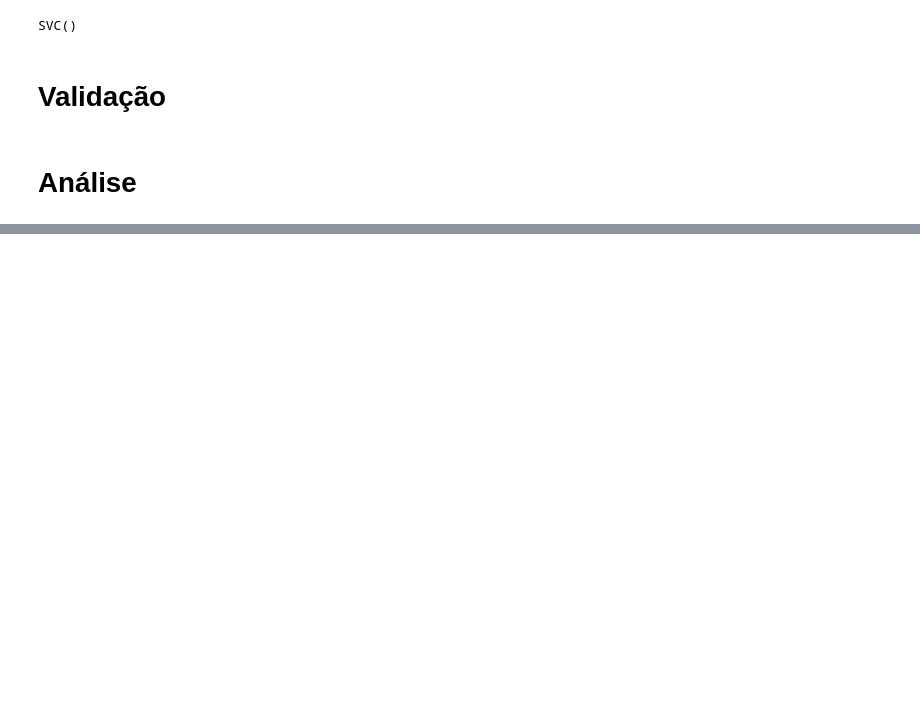
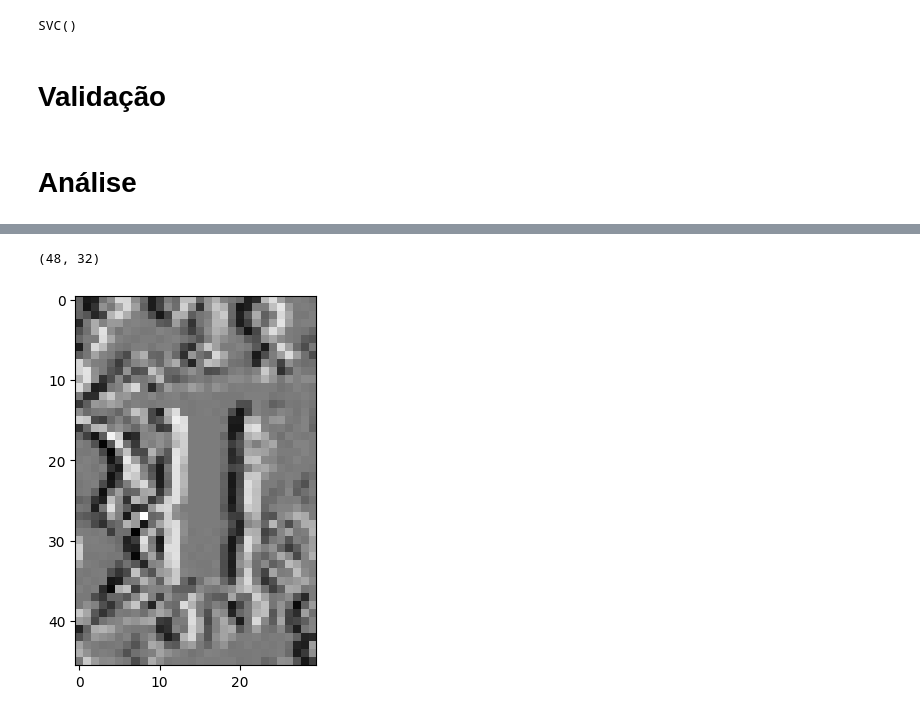
Before and after one commit to Samuel-Brisio/ufmg_icv_classificador, a Jupyter notebook: classificador_hog.ipynb, the cells around one changed output, grey strips where cells are left out. Drawn from its saved outputs; the diff is of its cells as text; code cells hidden in the pictures; blank space fills up the shorter version.

```diff
--- a/classificador_hog.ipynb
+++ b/classificador_hog.ipynb
@@ -314,0 +304,11 @@ plt.imshow(dx(img), cmap='gray')
+# %%
+
+
+charsGradient = CaptchaToCharacters(magnitude, angle)
+
+i = 5
+plt.imshow(dx(charsGradient[i]['magnitude']), cmap='gray')
+charsGradient[i]['magnitude'].shape
+# %% [output]
+(48, 32)
+[figure, added]
```
Also changed, not shown: parts of 11 cells of this notebook.
